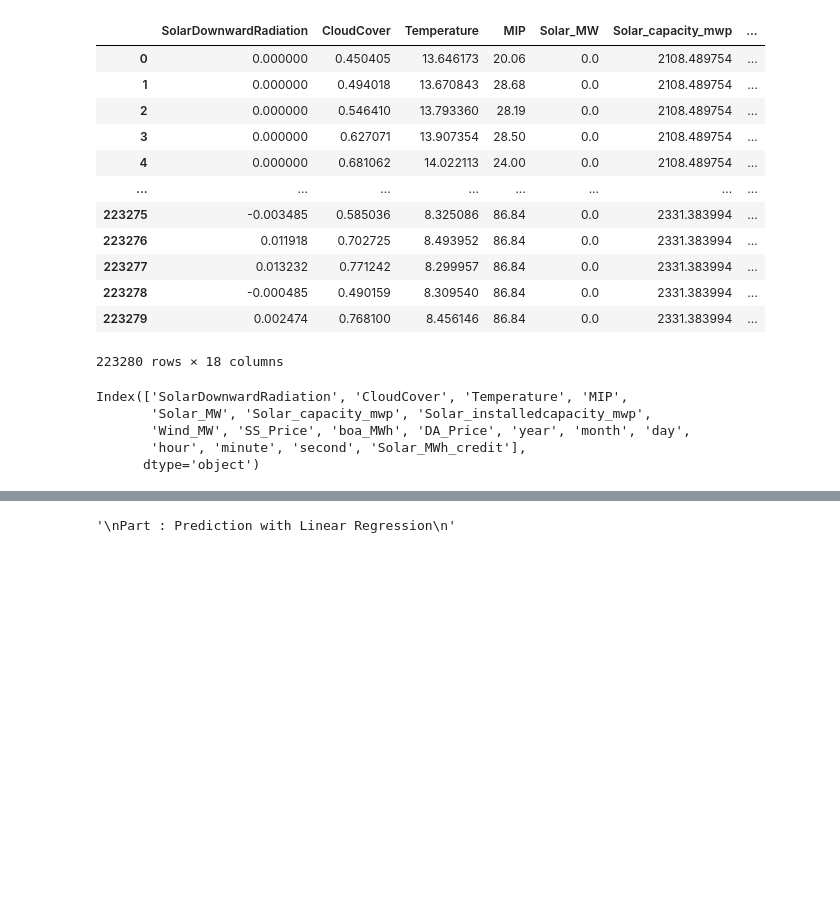
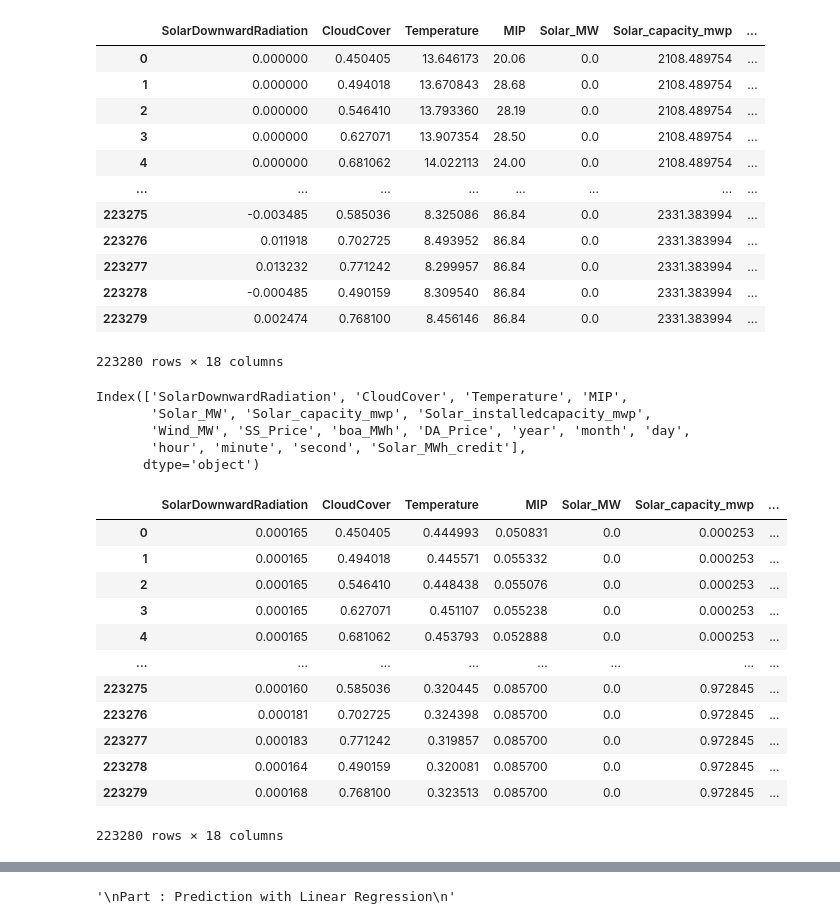
Before and after one commit to znaatcher/ProjectDatascience, a Jupyter notebook: project.ipynb, the cells around one changed output, grey strips where cells are left out. Saved outputs shown, nothing was run; the diff lists cells and outputs as text; code cells hidden in the pictures; blank space fills up the shorter version.

```diff
--- a/project.ipynb
+++ b/project.ipynb
@@ -368,0 +356,22 @@ Index(['SolarDownwardRadiation', 'CloudCover', 'Temperature', 'MIP',
+# %%
+from sklearn.preprocessing import StandardScaler, MinMaxScaler
+scalerStand = StandardScaler()
+scalerMin = MinMaxScaler()
+numericalFeatures = ['Temperature', 'SolarDownwardRadiation', 'CloudCover', 'MIP', 'Wind_MW', 'SS_Price', 'boa_MWh', 'DA_Price','Solar_capacity_mwp', 'Solar_installedcapacity_mwp',"Solar_MWh_credit"]
+df[numericalFeatures] = scalerStand.fit_transform(df[numericalFeatures])
+df[numericalFeatures] = scalerMin.fit_transform(df[numericalFeatures])
+df
+# %% [output]
+|  | SolarDownwardRadiation | CloudCover | Temperature | MIP | Solar_MW | Solar_capacity_mwp | ... |
+| 0 | 0.000165 | 0.450405 | 0.444993 | 0.050831 | 0.0 | 0.000253 | ... |
+| 1 | 0.000165 | 0.494018 | 0.445571 | 0.055332 | 0.0 | 0.000253 | ... |
+| 2 | 0.000165 | 0.546410 | 0.448438 | 0.055076 | 0.0 | 0.000253 | ... |
+| 3 | 0.000165 | 0.627071 | 0.451107 | 0.055238 | 0.0 | 0.000253 | ... |
+| 4 | 0.000165 | 0.681062 | 0.453793 | 0.052888 | 0.0 | 0.000253 | ... |
+| ... | ... | ... | ... | ... | ... | ... | ... |
+| 223275 | 0.000160 | 0.585036 | 0.320445 | 0.085700 | 0.0 | 0.972845 | ... |
+| 223276 | 0.000181 | 0.702725 | 0.324398 | 0.085700 | 0.0 | 0.972845 | ... |
+| 223277 | 0.000183 | 0.771242 | 0.319857 | 0.085700 | 0.0 | 0.972845 | ... |
+| 223278 | 0.000164 | 0.490159 | 0.320081 | 0.085700 | 0.0 | 0.972845 | ... |
+| 223279 | 0.000168 | 0.768100 | 0.323513 | 0.085700 | 0.0 | 0.972845 | ... |
+223280 rows × 18 columns
```
Also changed, not shown: parts of 14 cells of this notebook.
